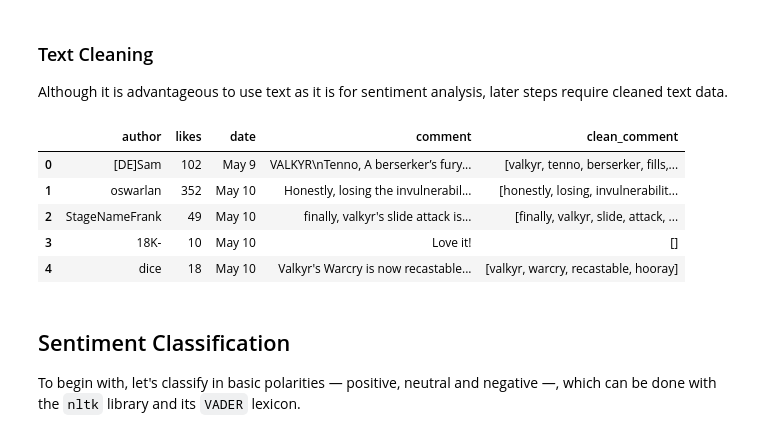
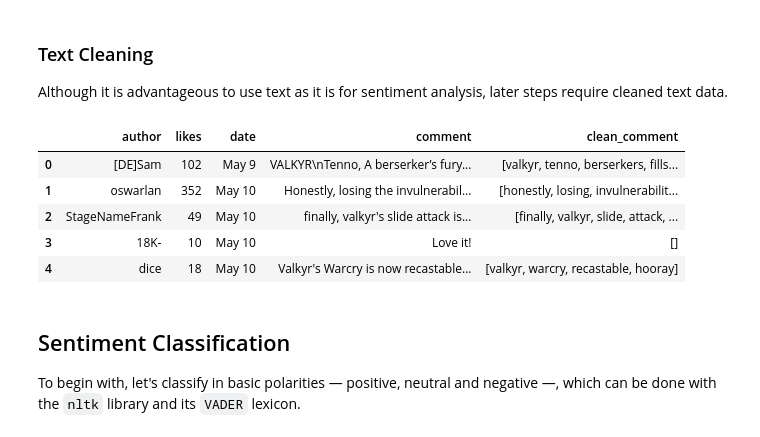
Before and after one commit to DomingoPC/Sentiment-Analysis-Warframe, a Jupyter notebook: sentiment-analysis.ipynb, the cells around one changed output. Saved outputs shown, nothing was run; the diff lists cells and outputs as text; code cells hidden in the pictures.

```diff
--- a/sentiment-analysis.ipynb
+++ b/sentiment-analysis.ipynb
@@ -55,30 +55,30 @@ Although it is advantageous to use text as it is for sentiment analysis, later s
 # %%
 import re
 from nltk.tokenize import word_tokenize
 from nltk.corpus import stopwords
 # import nltk
 # nltk.download('punkt')
 # nltk.download('stopwords')
 
 def clean_text(text: str):
     # Lowercase
     text = text.lower()
 
-    # # Remove punctuation
-    # text = re.sub(pattern='[^a-zA-Z\d\s]', repl='', string=text)
+    # Remove punctuation
+    text = re.sub(pattern='[^a-zA-Z\d\s\']', repl='', string=text)
 
     # Tokenization
     words = word_tokenize(text, language='english')
 
     # Remove Stop-Words
     stopwords_set = set(stopwords.words('english'))
     return [w for w in words if w not in stopwords_set and len(w) > 4]
 
 df['clean_comment'] = df['comment'].apply(clean_text)
 df.head()
 # %% [output]
 |  | author | likes | date | comment | clean_comment |
-| 0 | [DE]Sam | 102 | May 9 | VALKYR\nTenno, A berserker’s fury... | [valkyr, tenno, berserker, fills,... |
+| 0 | [DE]Sam | 102 | May 9 | VALKYR\nTenno, A berserker’s fury... | [valkyr, tenno, berserkers, fills... |
 | 1 | oswarlan | 352 | May 10 | Honestly, losing the invulnerabil... | [honestly, losing, invulnerabilit... |
 | 2 | StageNameFrank | 49 | May 10 | finally, valkyr's slide attack is... | [finally, valkyr, slide, attack, ... |
 | 3 | 18K- | 10 | May 10 | Love it! | [] |
```
Also changed, not shown: parts of 6 cells of this notebook.
